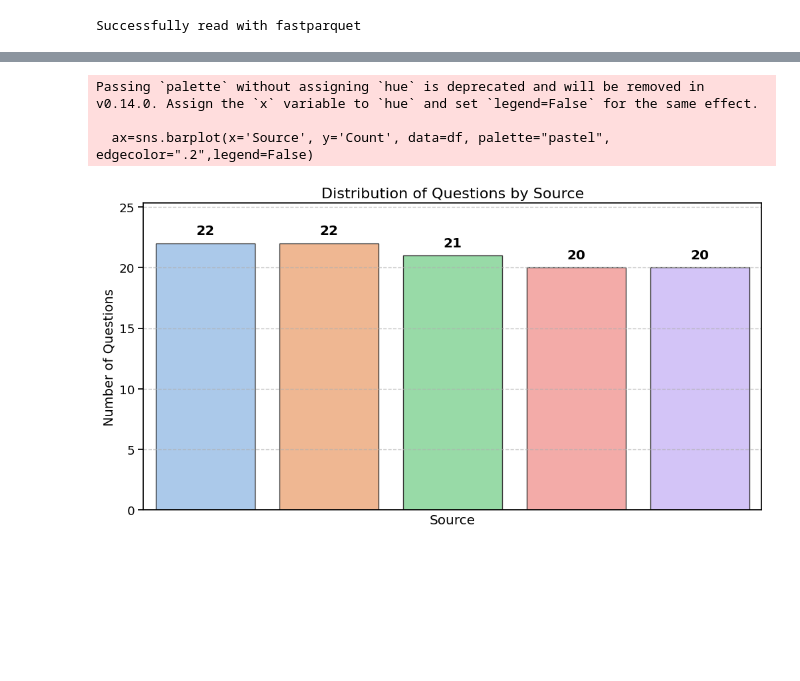
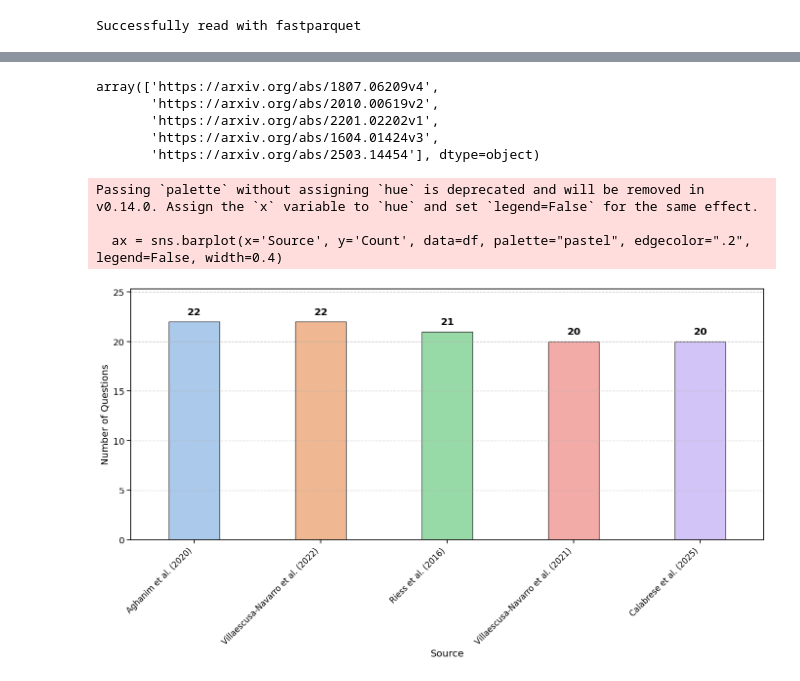
Before and after one commit to AprilQx/Paperqa, a Jupyter notebook: notebooks/MultipleChoice_utils.ipynb, the cells around one changed output, grey strips where cells are left out. Cells and saved outputs as stored; diff of their text form; code cells hidden in the pictures; blank space fills up the shorter version.

```diff
--- a/notebooks/MultipleChoice_utils.ipynb
+++ b/notebooks/MultipleChoice_utils.ipynb
@@ -160,6 +160,6 @@ def format_training_questions(save_dir: Path | str = "formatted_questions_test")
         traceback.print_exc()
         return []
 # %%
-questions = format_training_questions("data/formatted_questions_test")
+questions = format_training_questions()
 # %% [output]
 Loading training dataset...
@@ -643,7 +633,15 @@ cosmos.head()
+# %%
+cosmos['source file'].unique()
+# %% [output]
+array(['https://arxiv.org/abs/1807.06209v4',
+       'https://arxiv.org/abs/2010.00619v2',
+       'https://arxiv.org/abs/2201.02202v1',
+       'https://arxiv.org/abs/1604.01424v3',
+       'https://arxiv.org/abs/2503.14454'], dtype=object)
 # %%
 def plot_distribution_per_source(source_counts: dict):
     """
-    Plot the distribution of questions per source without showing source labels.
+    Plot the distribution of questions per source showing source labels.
 
     Args:
         source_counts: Dictionary with sources and their corresponding question counts
@@ -653,41 +651,67 @@ def plot_distribution_per_source(source_counts: dict):
 
     # Sort by count in descending order
     df = df.sort_values(by='Count', ascending=False)
+    df['Source'] = df['Source'].apply(lambda x: convert_source_to_readable(x) if x in source_counts else 'Unknown Source')
 
-    # Create the plot
-    plt.figure(figsize=(12, 6))
+    # Create the plot with larger figure size to accommodate labels
+    plt.figure(figsize=(14, 8))
 
     sns.set_palette("pastel")
     sns.set_context("notebook", font_scale=1.2)
 
-    ax=sns.barplot(x='Source', y='Count', data=df, palette="pastel", edgecolor=".2",legend=False)
-    #set limit to y axis
+    # Add width parameter to make bars slimmer
+    ax = sns.barplot(x='Source', y='Count', data=df, palette="pastel", edgecolor=".2", legend=False, width=0.4)
+
+    # Set limit to y axis
     plt.ylim(0, max(df['Count']) * 1.15)
-    plt.xticks([])
+
+    # Rotate x-axis labels and show them
+    plt.xticks(rotation=45, ha='right', fontsize=12)
+
     # Add labels and title
-    plt.title('Distribution of Questions by Source', fontsize=16)
+    # plt.title('Distribution of Questions by Source', fontsize=16)
     plt.ylabel('Number of Questions', fontsize=14)
+
     # Add grid for better readability
     plt.grid(axis='y', linestyle='--', alpha=0.7)
+
     # Add count labels on top of the bars
     for i, p in enumerate(ax.patches):
         ax.annotate(
             str(df['Count'].iloc[i]),  # The label text (count value)
             (p.get_x() + p.get_width() / 2, p.get_height() + 0.5),  # The position (x, y)
             ha='center',  # Horizontal alignment
             va='bottom',  # Vertical alignment
             fontweight='bold',  # Make it bold
             color='black'  # Text color
         )
 
-#create source_counts for cosmos
+    # Adjust layout to prevent label cutoff
+    plt.tight_layout()
+
+def convert_source_to_readable(source_file):
+    """
+    Convert source file URLs/IDs to readable citation format.
+    Add new sources here as needed.
+    """
+    source_mapping = {
+        'https://arxiv.org/abs/1807.06209v4': 'Aghanim et al. (2020)',
+        'https://arxiv.org/abs/2010.00619v2': 'Villaescusa-Navarro et al. (2021)',
+        'https://arxiv.org/abs/2201.02202v1': 'Villaescusa-Navarro et al. (2022)',
+        'https://arxiv.org/abs/1604.01424v3': 'Riess et al. (2016)',
+        'https://arxiv.org/abs/2503.14454': 'Calabrese et al. (2025)'
+    }
+
+    return source_mapping.get(source_file, source_file)
+
+# Create source_counts for cosmos
 source_counts_cosmos = {}
-for source in cosmos['doi'].unique():
-    source_counts_cosmos[source] = len(cosmos[cosmos['doi'] == source])
+for source in cosmos['source file'].unique():
+    source_counts_cosmos[source] = len(cosmos[cosmos['source file'] == source])
 
 plot_distribution_per_source(source_counts_cosmos)
 # %% [output]
 Passing `palette` without assigning `hue` is deprecated and will be removed in v0.14.0. Assign the `x` variable to `hue` and set `legend=False` for the same effect.
 
-  ax=sns.barplot(x='Source', y='Count', data=df, palette="pastel", edgecolor=".2",legend=False)
+  ax = sns.barplot(x='Source', y='Count', data=df, palette="pastel", edgecolor=".2", legend=False, width=0.4)
-[figure, old version]
+[figure, new version]
```
Also changed, not shown: parts of 8 cells of this notebook, 8 other files.
